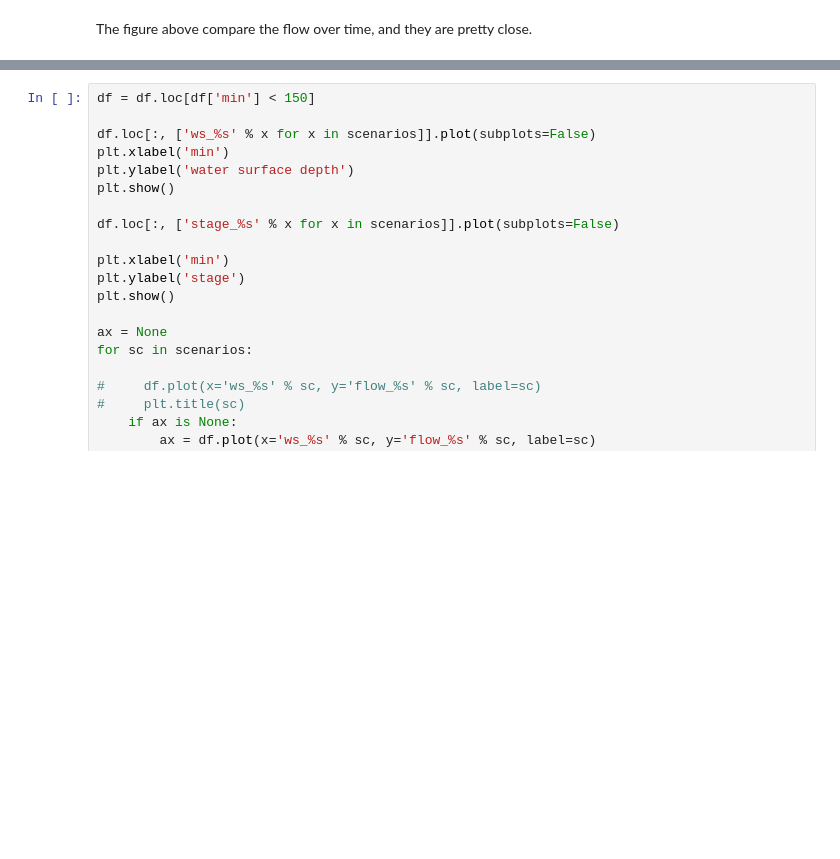
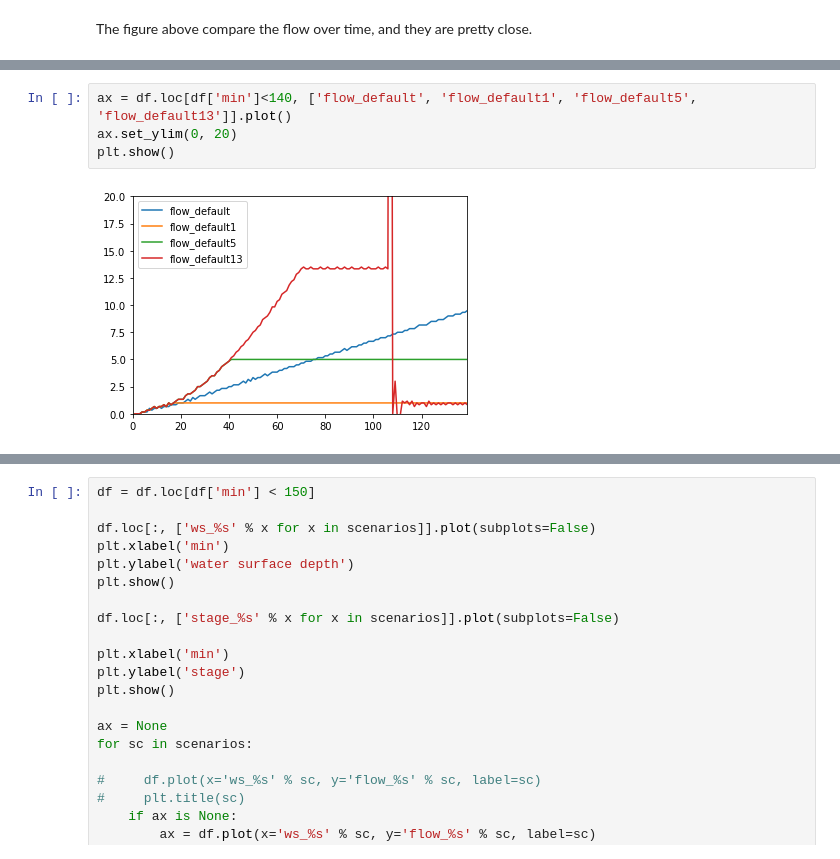
Before and after one commit to mel-meng/xpswmm, a Jupyter notebook: models/1d2d/1 Inlets 2D flow capture.ipynb, the cells around one changed output, grey strips where cells are left out. Saved outputs shown, nothing was run; the diff lists cells and outputs as text; blank space fills up the shorter version.

```diff
--- a/models/1d2d/1 Inlets 2D flow capture.ipynb
+++ b/models/1d2d/1 Inlets 2D flow capture.ipynb
@@ -152,0 +167,6 @@ Default is a little tricky. It is a linear relationship, but the value is not th
+# %%
+ax = df.loc[df['min']<140, ['flow_default', 'flow_default1', 'flow_default5', 'flow_default13']].plot()
+ax.set_ylim(0, 20)
+plt.show()
+# %% [output]
+[figure, added]
```
Also changed, not shown: parts of 14 cells of this notebook, 3 other files.
